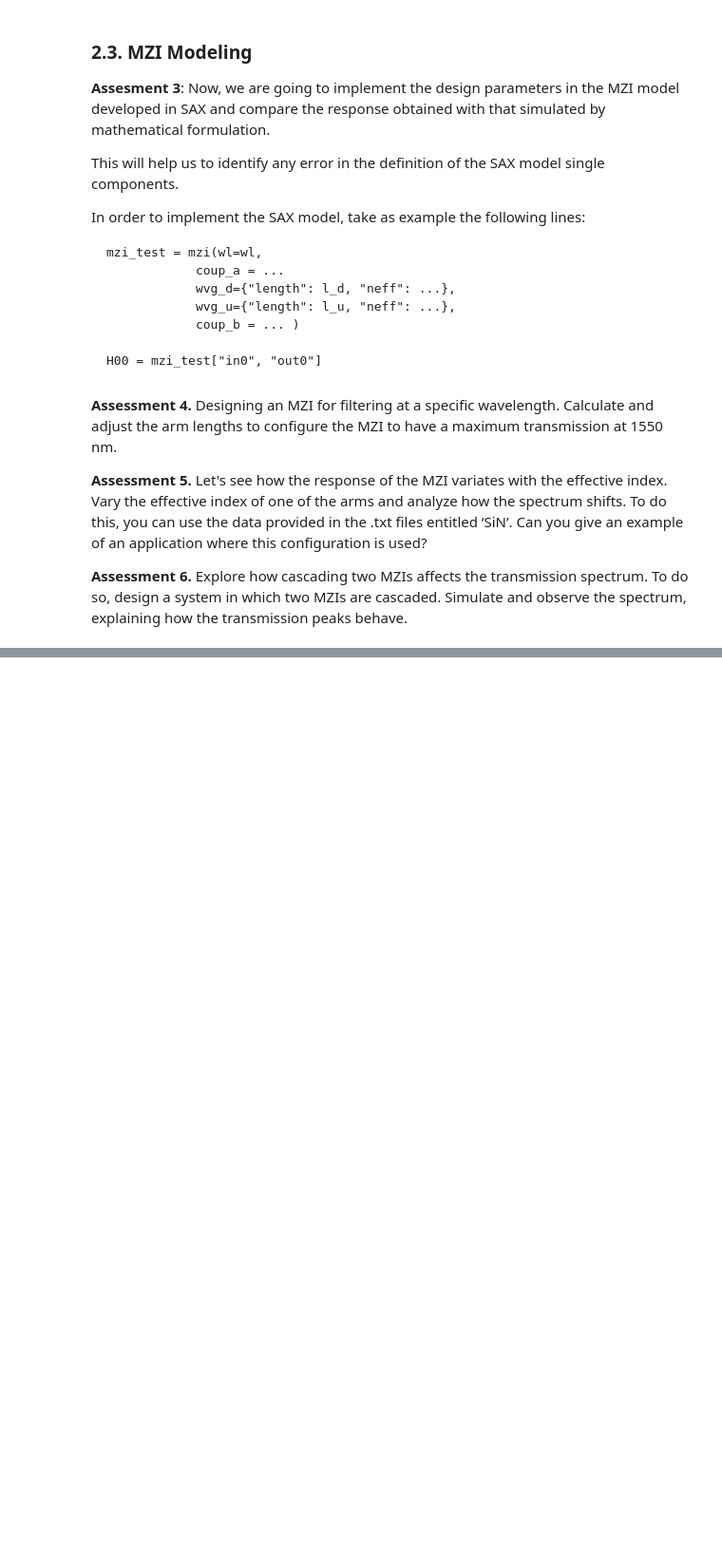
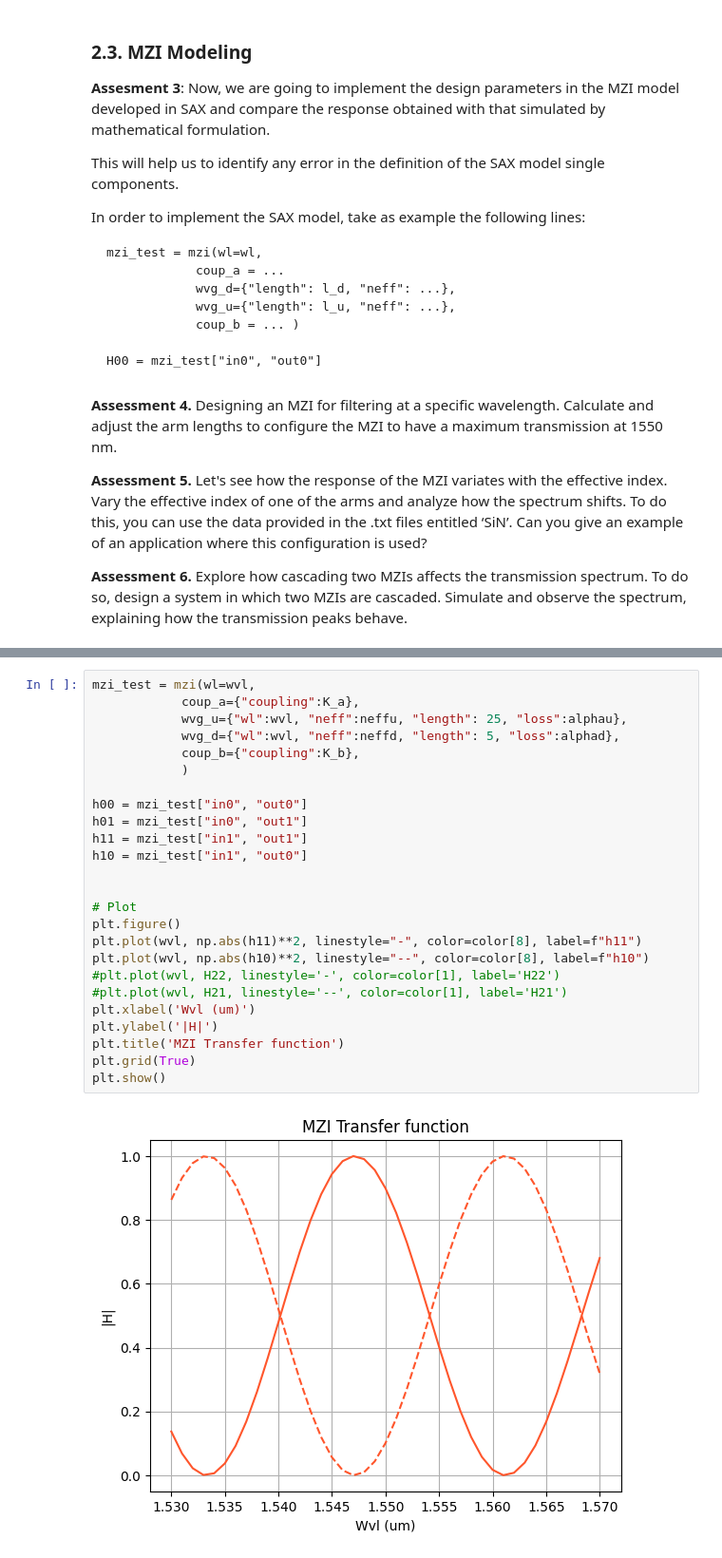
Before and after one commit to RobertoFernandezSevilla/pic-upv-lab3, a Jupyter notebook: 30_INTERFEROMETERS_v2025_STUDENTS_UPDATE2.ipynb, the cells around one changed output, grey strips where cells are left out. Shown at 95% size. Cells and saved outputs as stored; diff of their text form; blank space fills up the shorter version.

```diff
--- a/30_INTERFEROMETERS_v2025_STUDENTS_UPDATE2.ipynb
+++ b/30_INTERFEROMETERS_v2025_STUDENTS_UPDATE2.ipynb
@@ -1090,0 +795,27 @@ plt.show()
+# %%
+mzi_test = mzi(wl=wvl,
+            coup_a={"coupling":K_a},
+            wvg_u={"wl":wvl, "neff":neffu, "length": 25, "loss":alphau},
+            wvg_d={"wl":wvl, "neff":neffd, "length": 5, "loss":alphad},
+            coup_b={"coupling":K_b},
+            )
+
+h00 = mzi_test["in0", "out0"]
+h01 = mzi_test["in0", "out1"]
+h11 = mzi_test["in1", "out1"]
+h10 = mzi_test["in1", "out0"]
+
+
+# Plot
+plt.figure()
+plt.plot(wvl, np.abs(h11)**2, linestyle="-", color=color[8], label=f"h11")
+plt.plot(wvl, np.abs(h10)**2, linestyle="--", color=color[8], label=f"h10")
+#plt.plot(wvl, H22, linestyle='-', color=color[1], label='H22')
+#plt.plot(wvl, H21, linestyle='--', color=color[1], label='H21')
+plt.xlabel('Wvl (um)')
+plt.ylabel('|H|')
+plt.title('MZI Transfer function')
+plt.grid(True)
+plt.show()
+# %% [output]
+[figure, added]
```
Also changed, not shown: parts of 16 cells of this notebook, 2 other files.
